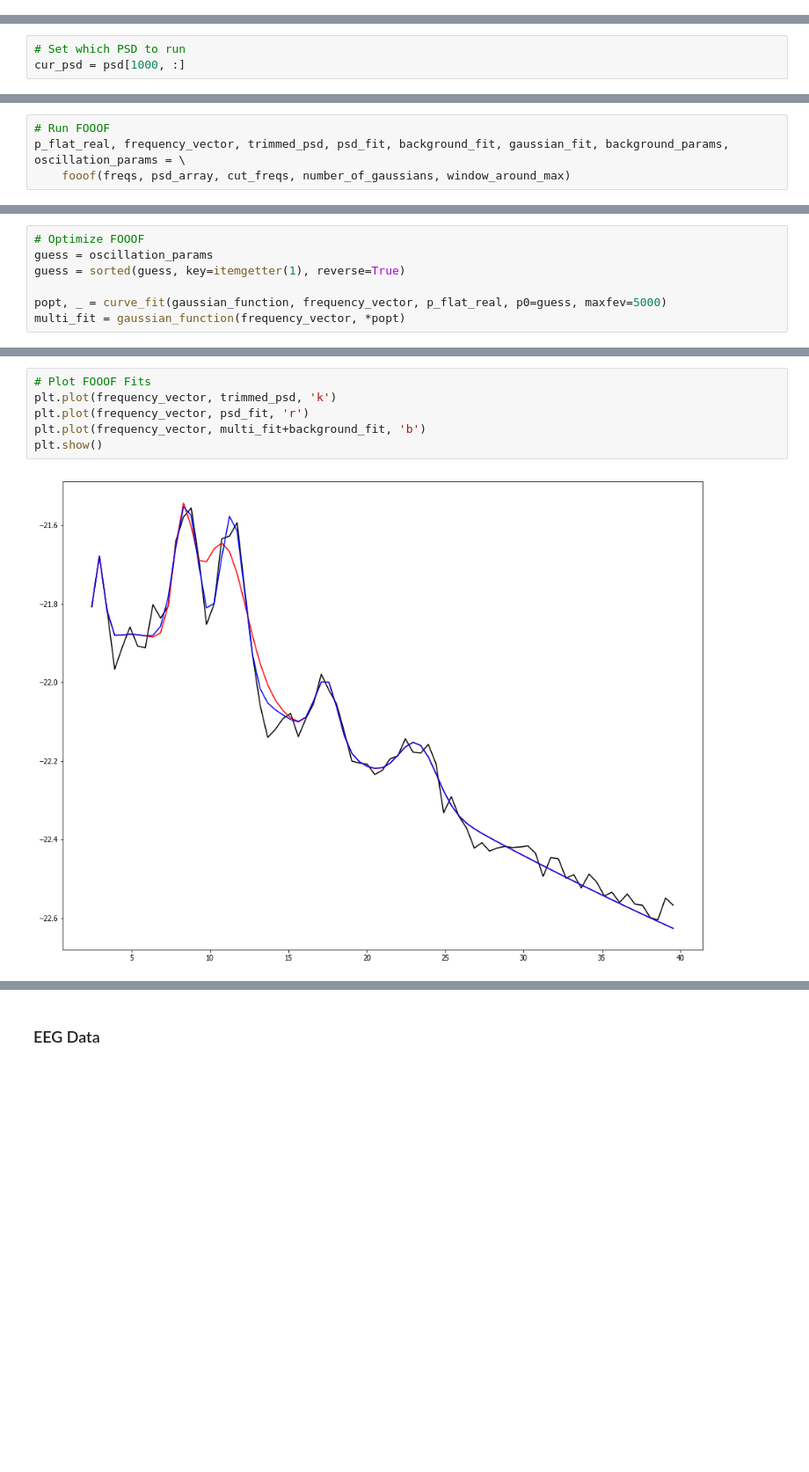
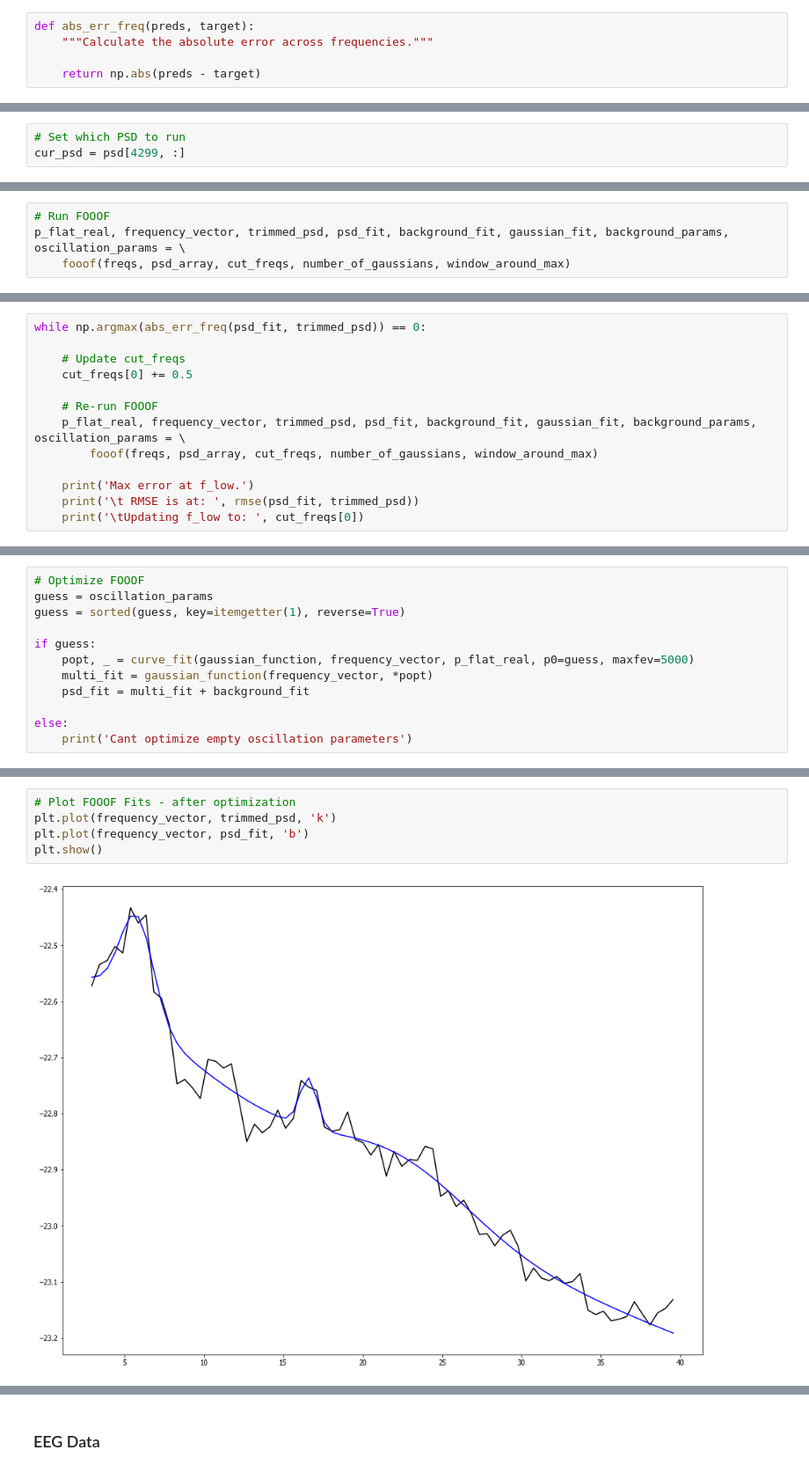
Before and after one commit to fooof-tools/fooof, a Jupyter notebook: FOOOF_Tom.ipynb, the cells around one changed output, grey strips where cells are left out. Shown: that part at 88% size. Drawn from its saved outputs; the diff is of its cells as text; blank space fills up the shorter version.

Commit message:
Update to nb - add checking of error at f_low, and iterating through

```diff
--- a/FOOOF_Tom.ipynb
+++ b/FOOOF_Tom.ipynb
@@ -20,3 +29,8 @@ from fooof.fooof import *
+# %%
+def abs_err_freq(preds, target):
+    """Calculate the absolute error across frequencies."""
+
+    return np.abs(preds - target)
 # %% [markdown]
 ## MEG Data
 # %%
@@ -47,7 +61,7 @@ psd, freqs = load_meg_psds('HCP', db.psd_path, subj)
 #psd = dat[1]
 # %%
 # Set which PSD to run
-cur_psd = psd[1000, :]
+cur_psd = psd[4299, :]
 # %%
 # Fix up PSD
 psd_array = np.log10(cur_psd)
@@ -73,0 +79,13 @@ oscillation_params
+# %%
+while np.argmax(abs_err_freq(psd_fit, trimmed_psd)) == 0:
+
+    # Update cut_freqs
+    cut_freqs[0] += 0.5
+
+    # Re-run FOOOF
+    p_flat_real, frequency_vector, trimmed_psd, psd_fit, background_fit, gaussian_fit, background_params, oscillation_params = \
+        fooof(freqs, psd_array, cut_freqs, number_of_gaussians, window_around_max)
+
+    print('Max error at f_low.')
+    print('\t RMSE is at: ', rmse(psd_fit, trimmed_psd))
+    print('\tUpdating f_low to: ', cut_freqs[0])
@@ -76,6 +108,11 @@ oscillation_params
 guess = oscillation_params
 guess = sorted(guess, key=itemgetter(1), reverse=True)
 
-popt, _ = curve_fit(gaussian_function, frequency_vector, p_flat_real, p0=guess, maxfev=5000)
-multi_fit = gaussian_function(frequency_vector, *popt)
+if guess:
+    popt, _ = curve_fit(gaussian_function, frequency_vector, p_flat_real, p0=guess, maxfev=5000)
+    multi_fit = gaussian_function(frequency_vector, *popt)
+    psd_fit = multi_fit + background_fit
+
+else:
+    print('Cant optimize empty oscillation parameters')
 # %%
@@ -99,8 +136,7 @@ print(popt)
 # %%
-# Plot FOOOF Fits
+# Plot FOOOF Fits - after optimization
 plt.plot(frequency_vector, trimmed_psd, 'k')
-plt.plot(frequency_vector, psd_fit, 'r')
-plt.plot(frequency_vector, multi_fit+background_fit, 'b')
+plt.plot(frequency_vector, psd_fit, 'b')
 plt.show()
 # %% [output]
-[figure, old version]
+[figure, new version]
```
Also changed, not shown: parts of 16 cells of this notebook.
